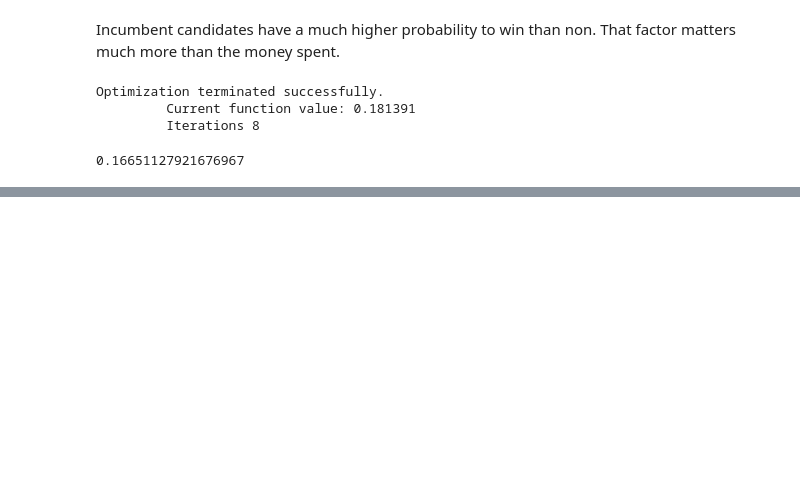
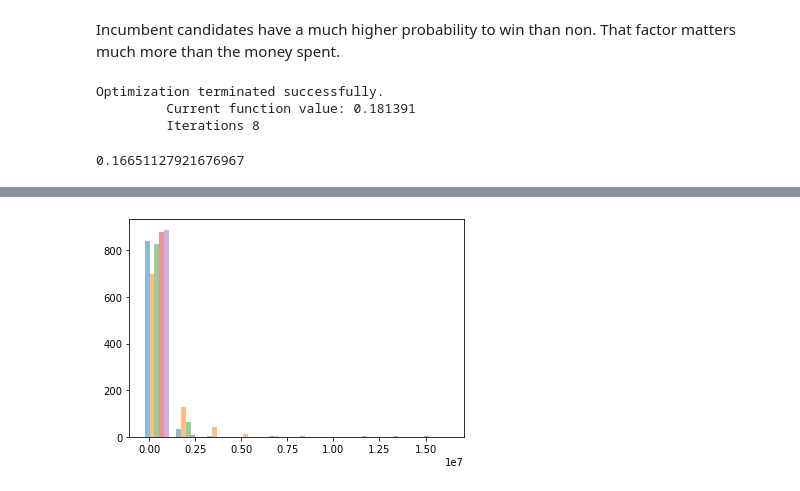
Before and after one commit to tomoumer/webscraping_open_secrets-pizza, a Jupyter notebook: notebooks/TU_webscrape.ipynb, the cells around one changed output, grey strips where cells are left out. Drawn from its saved outputs; the diff is of its cells as text; code cells hidden in the pictures; blank space fills up the shorter version.

Commit message:
added more plots for optional data exploration

```diff
--- a/notebooks/TU_webscrape.ipynb
+++ b/notebooks/TU_webscrape.ipynb
@@ -787,0 +795,13 @@ dd_test(full_model, interaction_model)
+# %%
+plt.hist([
+    candidate_df['Small Individual Contributions (≤ 200)'],
+    candidate_df['Large Individual Contributions'],
+    candidate_df['PAC Contributions*'],
+    candidate_df['Candidate self-financing'],
+    candidate_df['Other']
+    ],
+    alpha=0.5,
+    bins=10
+);
+# %% [output]
+[figure, added]
```
Also changed, not shown: parts of 19 cells of this notebook.
